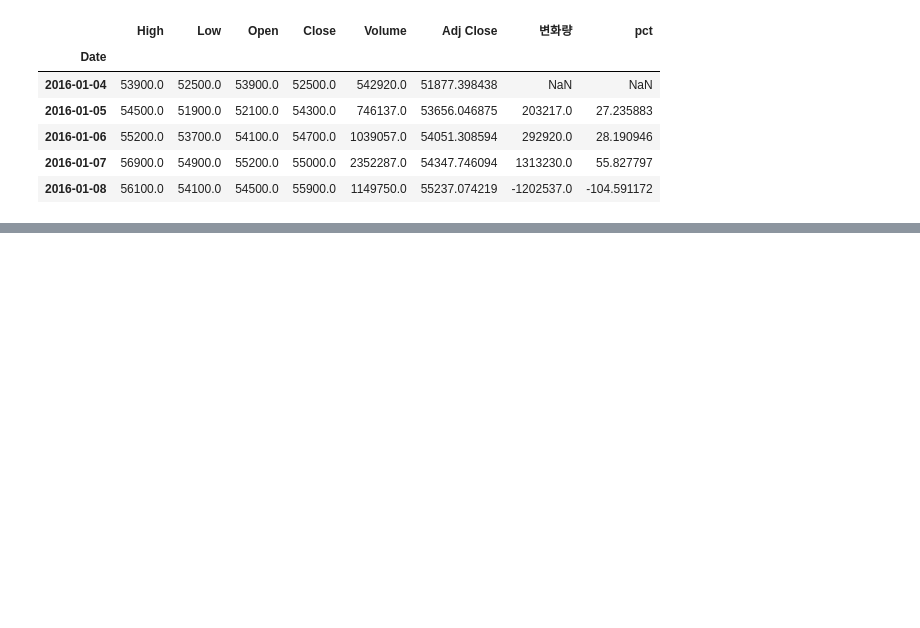
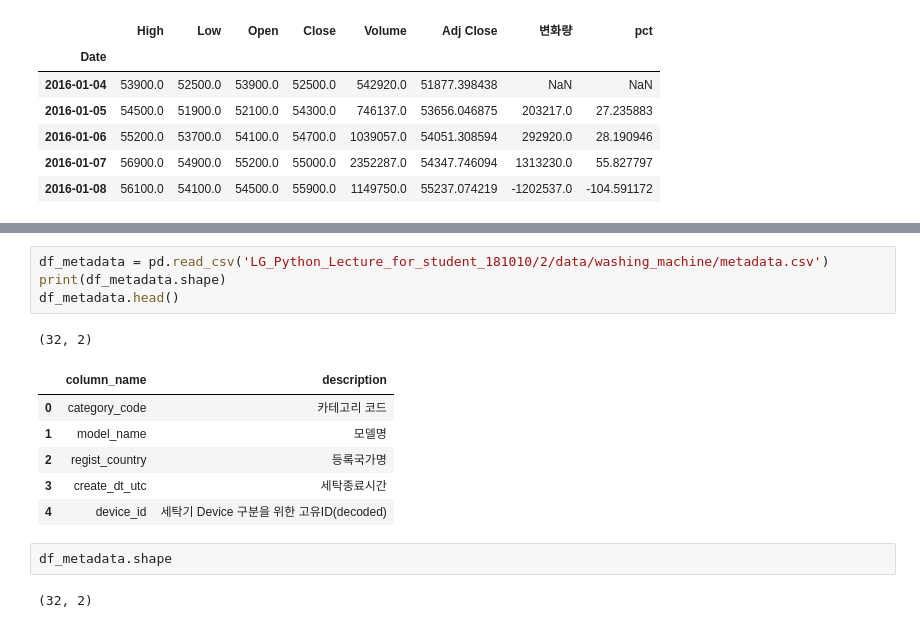
Before and after one commit to CodingSta/demo-201810-lge, a Jupyter notebook: 파이썬강의.ipynb, the cells around one changed output, grey strips where cells are left out. Cells and saved outputs as stored; diff of their text form; blank space fills up the shorter version.

```diff
--- a/파이썬강의.ipynb
+++ b/파이썬강의.ipynb
@@ -1796,0 +1892,16 @@ df_lge.head()
+# %%
+df_metadata = pd.read_csv('LG_Python_Lecture_for_student_181010/2/data/washing_machine/metadata.csv')
+print(df_metadata.shape)
+df_metadata.head()
+# %% [output]
+(32, 2)
+|  | column_name | description |
+| 0 | category_code | 카테고리 코드 |
+| 1 | model_name | 모델명 |
+| 2 | regist_country | 등록국가명 |
+| 3 | create_dt_utc | 세탁종료시간 |
+| 4 | device_id | 세탁기 Device 구분을 위한 고유ID(decoded) |
+# %%
+df_metadata.shape
+# %% [output]
+(32, 2)
```
Also changed, not shown: parts of 17 cells of this notebook.
